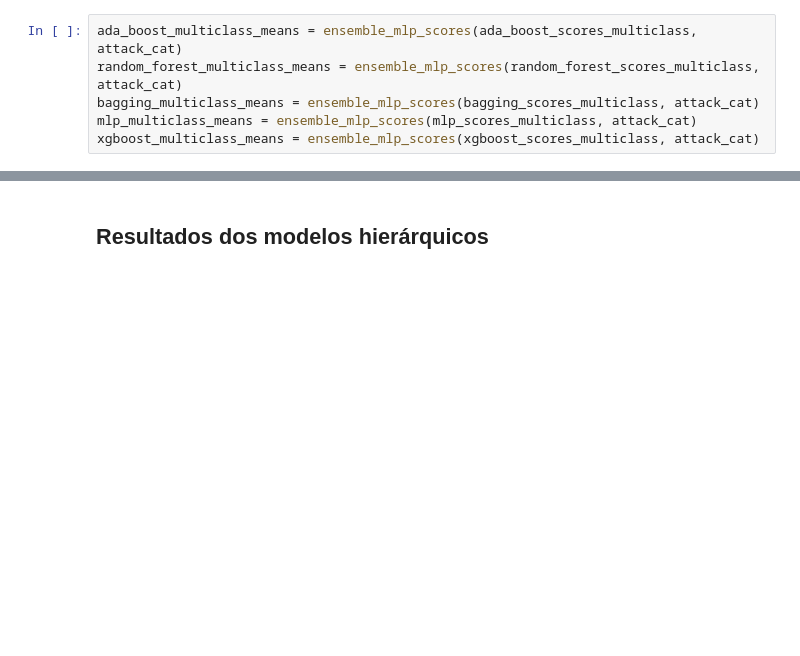
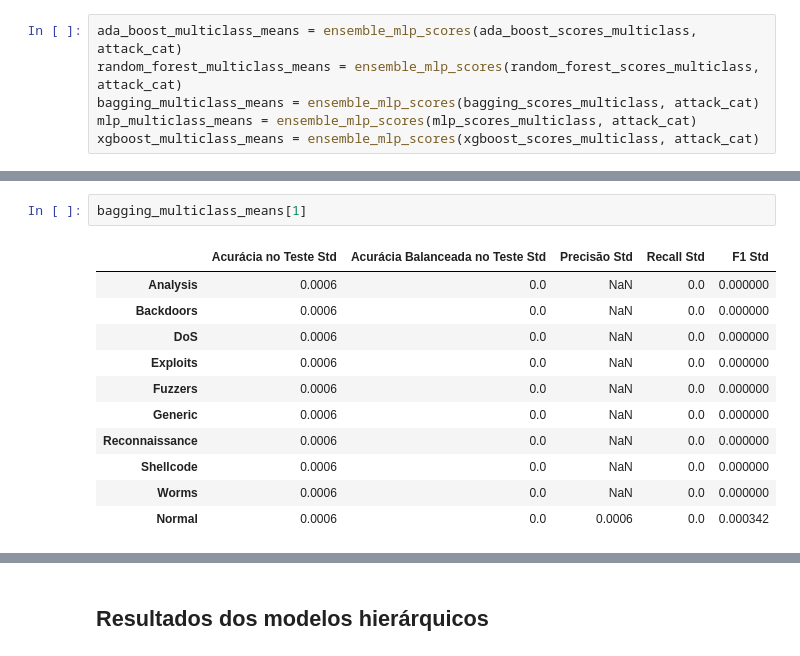
Before and after one commit to Robertt-S/ML_on_anomaly_detection, a Jupyter notebook: src/4_results_exploration.ipynb, the cells around one changed output, grey strips where cells are left out. Cells and saved outputs as stored; diff of their text form; blank space fills up the shorter version.

```diff
--- a/src/4_results_exploration.ipynb
+++ b/src/4_results_exploration.ipynb
@@ -301,4 +393,18 @@ bagging_multiclass_means
 | Shellcode | 0.873237 | 0.1 | NaN | 0.0 | 0.000000 |
 | Worms | 0.873237 | 0.1 | NaN | 0.0 | 0.000000 |
 | Normal | 0.873237 | 0.1 | 0.873237 | 1.0 | 0.932329 |
+# %%
+bagging_multiclass_means[1]
+# %% [output]
+|  | Acurácia no Teste Std | Acurácia Balanceada no Teste Std | Precisão Std | Recall Std | F1 Std |
+| Analysis | 0.0006 | 0.0 | NaN | 0.0 | 0.000000 |
+| Backdoors | 0.0006 | 0.0 | NaN | 0.0 | 0.000000 |
+| DoS | 0.0006 | 0.0 | NaN | 0.0 | 0.000000 |
+| Exploits | 0.0006 | 0.0 | NaN | 0.0 | 0.000000 |
+| Fuzzers | 0.0006 | 0.0 | NaN | 0.0 | 0.000000 |
+| Generic | 0.0006 | 0.0 | NaN | 0.0 | 0.000000 |
+| Reconnaissance | 0.0006 | 0.0 | NaN | 0.0 | 0.000000 |
+| Shellcode | 0.0006 | 0.0 | NaN | 0.0 | 0.000000 |
+| Worms | 0.0006 | 0.0 | NaN | 0.0 | 0.000000 |
+| Normal | 0.0006 | 0.0 | 0.0006 | 0.0 | 0.000342 |
 # %%
```
Also changed, not shown: parts of 50 cells of this notebook, 1 other file.
